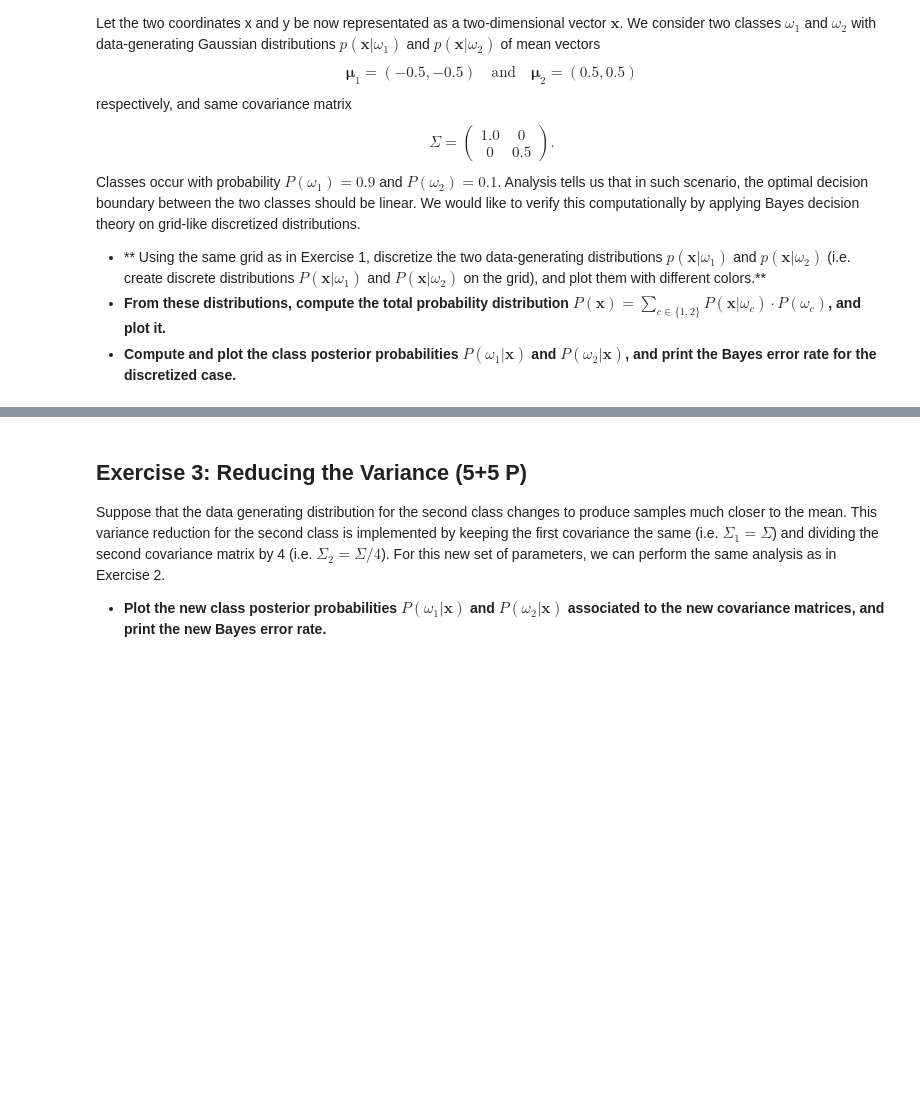
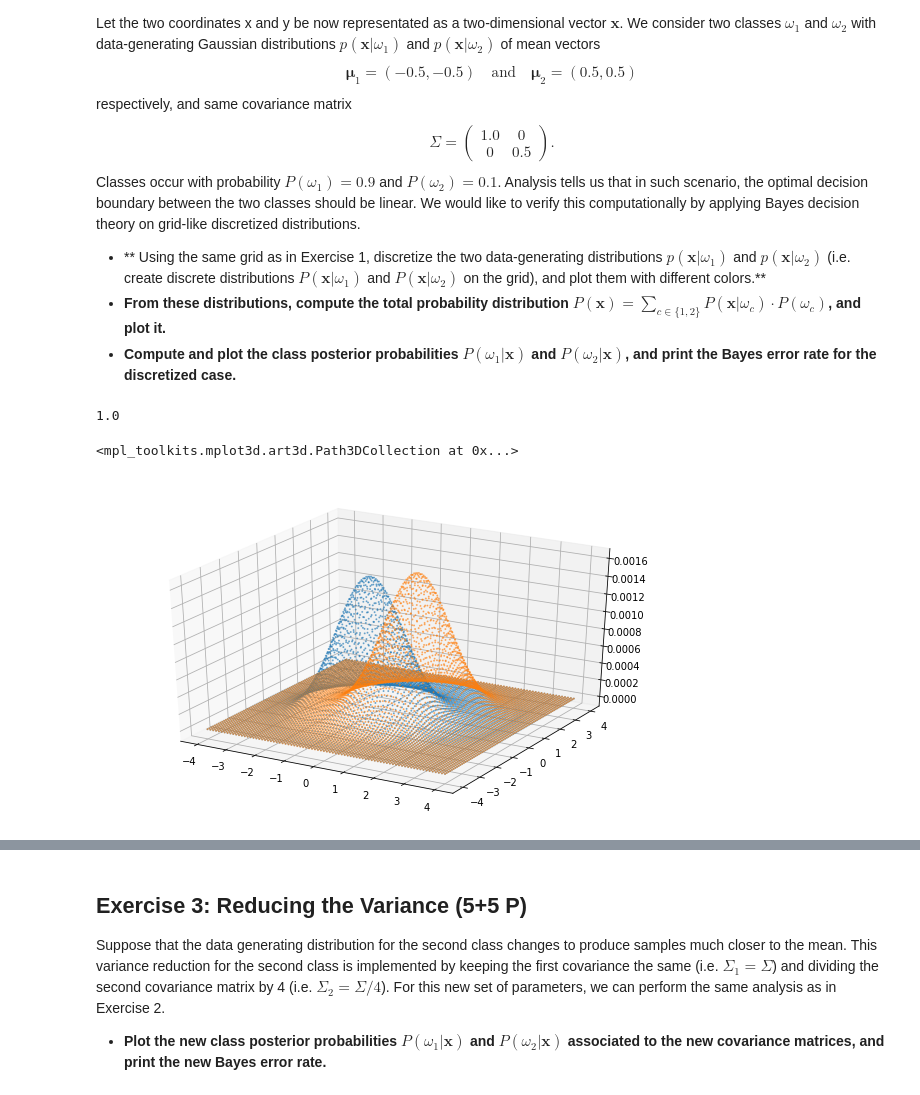
Before and after one commit to Ahmed-Atef/Python-for-Machine-Learning-Assignments, a Jupyter notebook: Programming_ML_1/sheet01.ipynb, the cells around one changed output, grey strips where cells are left out. Cells and saved outputs as stored; diff of their text form; code cells hidden in the pictures; blank space fills up the shorter version.

```diff
--- a/Programming_ML_1/sheet01.ipynb
+++ b/Programming_ML_1/sheet01.ipynb
@@ -154,0 +129,24 @@ solutions.s2b()
+# %%
+u1 = [(-0.5),(-0.5)]
+u2 = [0.5,0.5]
+
+Z1 = sum(sum(numpy.exp(-0.5*((X-u1[0])**2+(Y-u1[1])**2))))
+#print(Z1)
+
+Pw1 = (1/Z1*numpy.exp(-0.5*((X-u1[0])**2+(Y-u1[1])**2)))
+
+print(sum(sum(Pw1)))
+
+Z2 = sum(sum(numpy.exp(-0.5*((X-u2[0])**2+((Y-u2[1]))**2))))
+#print(Z2)
+
+Pw2 = (1/Z2*numpy.exp(-0.5*((X-u2[0])**2+((Y-u2[1]))**2)))
+
+fig = plt.figure(figsize=(10,6))
+ax = plt.axes(projection='3d')
+ax.scatter(X,Y,Pw1,s=1,alpha=0.5)
+ax.scatter(X,Y,Pw2,s=1,alpha=0.5)
+# %% [output]
+1.0
+<mpl_toolkits.mplot3d.art3d.Path3DCollection at 0x...>
+[figure, added]
```
Also changed, not shown: parts of 9 cells of this notebook.
